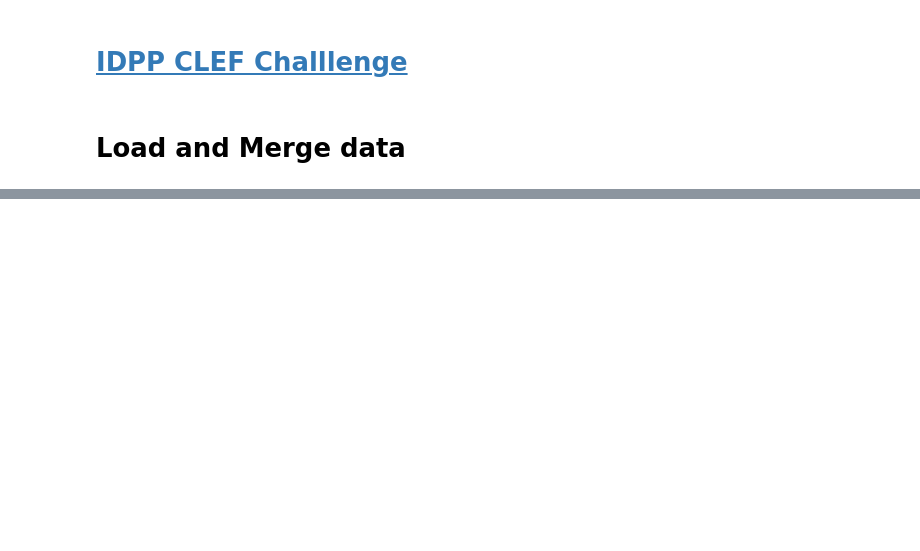
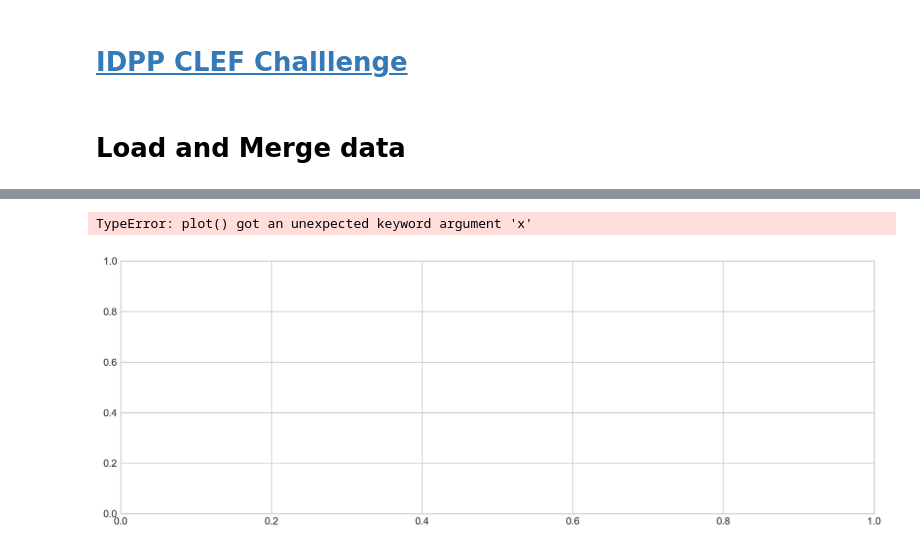
Before and after one commit to Silvador386/IDPP2023, a Jupyter notebook: code/idppclef_data_analysis.ipynb, the cells around one changed output, grey strips where cells are left out. Drawn from its saved outputs; the diff is of its cells as text; code cells hidden in the pictures; blank space fills up the shorter version.

```diff
--- a/code/idppclef_data_analysis.ipynb
+++ b/code/idppclef_data_analysis.ipynb
@@ -145,0 +197,5 @@ KeyError: "None of [Index(['centre'], dtype='object')] are in the [index]"
+# %%
+plt.plot(merged_df["outcome_occurred"], merged_df["delta_edss_time0"].isna())
+# %% [output]
+TypeError: plot() got an unexpected keyword argument 'x'
+[figure, added]
```
Also changed, not shown: parts of 8 cells of this notebook, 2 other files.
